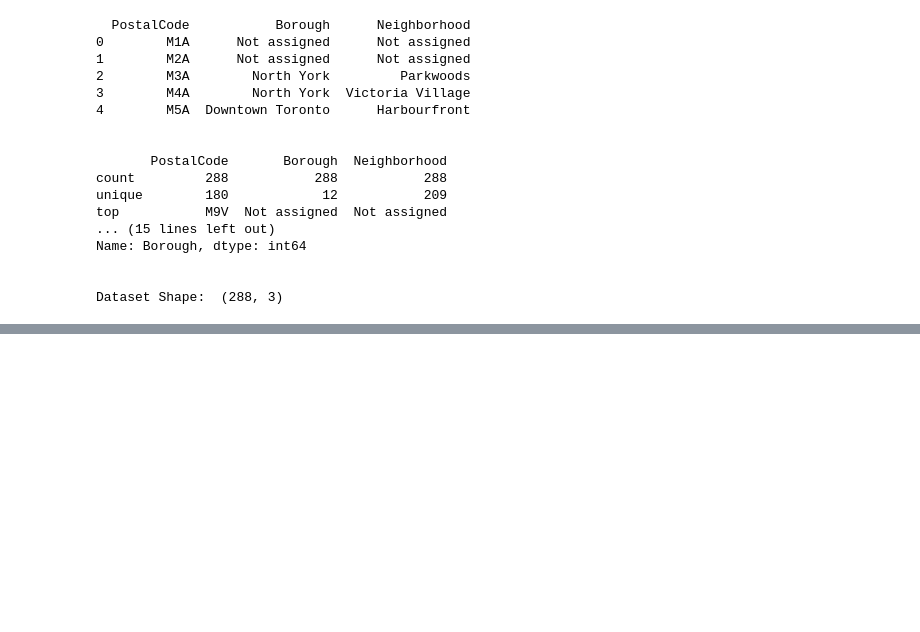
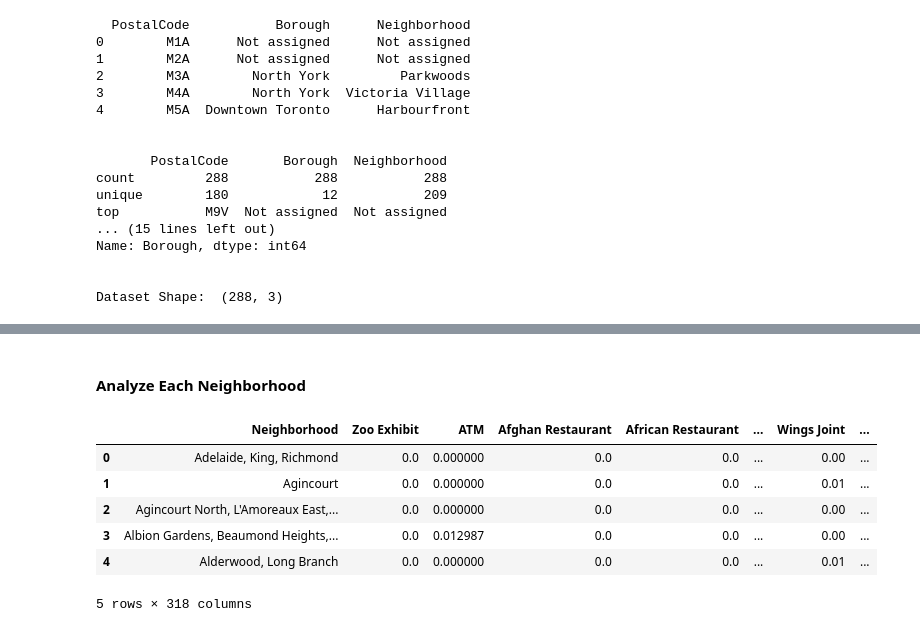
Before and after one commit to XiaobingYe/IBM-data-science, a Jupyter notebook: Neighborhoods in Toronto.ipynb, the cells around one changed output, grey strips where cells are left out. Drawn from its saved outputs; the diff is of its cells as text; code cells hidden in the pictures; blank space fills up the shorter version.

```diff
--- a/Neighborhoods in Toronto.ipynb
+++ b/Neighborhoods in Toronto.ipynb
@@ -152,0 +208,29 @@ canada
+# %%
+def getNearbyVenues(names, latitudes, longitudes):
+    venues_list=[]
+    for name, lat, lng in zip(names, latitudes, longitudes):
+        # create the API request URL
+        url = 'https://api.foursquare.com/v2/venues/explore?&client_id={}&client_secret={}&v={}&ll={},{}&limit={}'.format(
+            CLIENT_ID, CLIENT_SECRET, VERSION, lat, lng, LIMIT)
+        # make the GET request
+        results = requests.get(url).json()["response"]['groups'][0]['items']
+        # return only relevant information for each nearby venue
+        venues_list.append([(name, lat, lng,
+            v['venue']['name'], v['venue']['location']['lat'], v['venue']['location']['lng'],
+            v['venue']['categories'][0]['name']) for v in results])
+    nearby_venues = pd.DataFrame([item for venue_list in venues_list for item in venue_list])
+    nearby_venues.columns = ['Neighborhood',
+                  'Neighborhood Latitude',
+                  'Neighborhood Longitude',
+                  'Venue',
+                  'Venue Latitude',
+                  'Venue Longitude',
+                  'Venue Category']
+    return(nearby_venues)
+# %%
+toronto_venues = getNearbyVenues(names=borough_toronto['Neighborhood'],
+                                   latitudes=borough_toronto['Latitude'],
+                                   longitudes=borough_toronto['Longitude']
+                                  )
+
+toronto_venues.head()
@@ -152,0 +244,23 @@ canada
+# %% [markdown]
+#### Analyze Each Neighborhood
+# %%
+# one hot encoding
+toronto_onehot = pd.get_dummies(toronto_venues[['Venue Category']], prefix="", prefix_sep="")
+
+# add neighborhood column back to dataframe
+toronto_onehot['Neighborhood'] = toronto_venues['Neighborhood']
+
+# move neighborhood column to the first column
+fixed_columns = [toronto_onehot.columns[-1]] + list(toronto_onehot.columns[:-1])
+toronto_onehot = toronto_onehot[fixed_columns]
+
+toronto_grouped = toronto_onehot.groupby('Neighborhood').mean().reset_index()
+toronto_grouped.head()
+# %% [output]
+|  | Neighborhood | Zoo Exhibit | ATM | Afghan Restaurant | African Restaurant | ... | Wings Joint | ... |
+| 0 | Adelaide, King, Richmond | 0.0 | 0.000000 | 0.0 | 0.0 | ... | 0.00 | ... |
+| 1 | Agincourt | 0.0 | 0.000000 | 0.0 | 0.0 | ... | 0.01 | ... |
+| 2 | Agincourt North, L'Amoreaux East,... | 0.0 | 0.000000 | 0.0 | 0.0 | ... | 0.00 | ... |
+| 3 | Albion Gardens, Beaumond Heights,... | 0.0 | 0.012987 | 0.0 | 0.0 | ... | 0.00 | ... |
+| 4 | Alderwood, Long Branch | 0.0 | 0.000000 | 0.0 | 0.0 | ... | 0.01 | ... |
+5 rows × 318 columns
```
Also changed, not shown: parts of 26 cells of this notebook.
